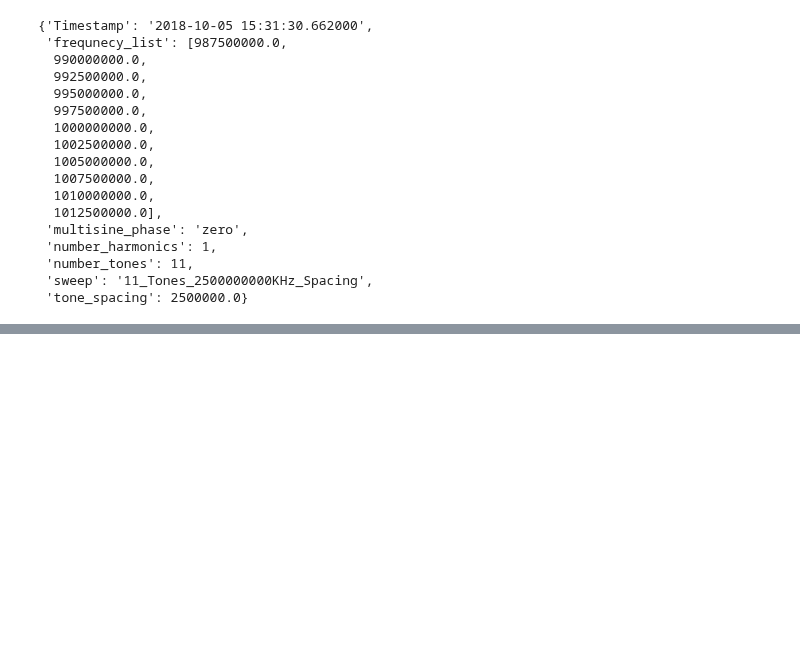
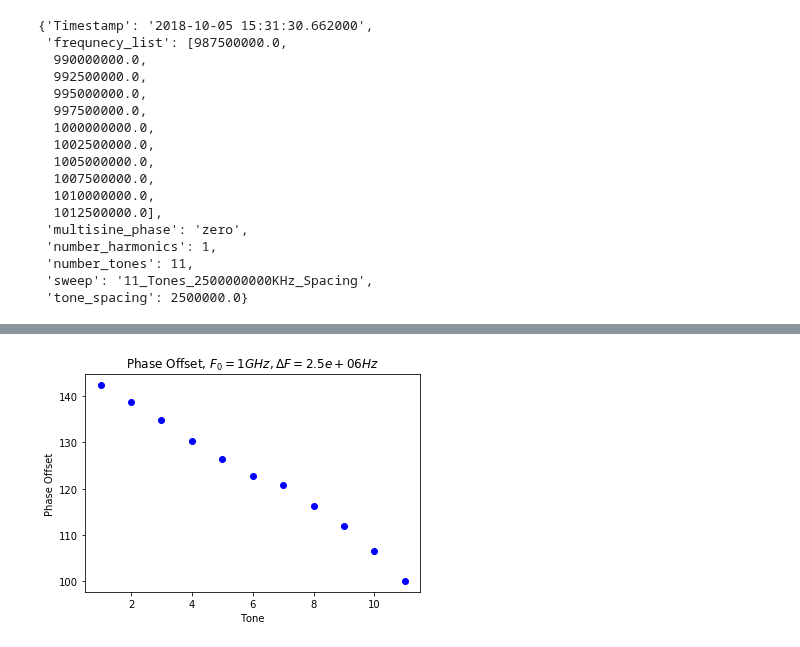
Before and after one commit to aricsanders/Jupyter-Notebooks, a Jupyter notebook: AWG_Phase_Calibration_Analysis_20181005.ipynb, the cells around one changed output, grey strips where cells are left out. Cells and saved outputs as stored; diff of their text form; code cells hidden in the pictures; blank space fills up the shorter version.

```diff
--- a/AWG_Phase_Calibration_Analysis_20181005.ipynb
+++ b/AWG_Phase_Calibration_Analysis_20181005.ipynb
@@ -186,0 +229,8 @@ plot_all_tones_fix_phase_difference(summary_files[2])
+# %%
+plt.errorbar(x=tones,y=fix_phase(mean_differences),yerr=deviation_differences,fmt="bo")
+plt.xlabel("Tone")
+plt.ylabel("Phase Offset")
+plt.title(r"Phase Offset, "+"$F_0 = 1 GHz, \Delta F={0:.1e} Hz$".format(summary_file_model.metadata["tone_spacing"]))
+plt.show()
+# %% [output]
+[figure, added]
```
Also changed, not shown: parts of 25 cells of this notebook, 3 other files.
